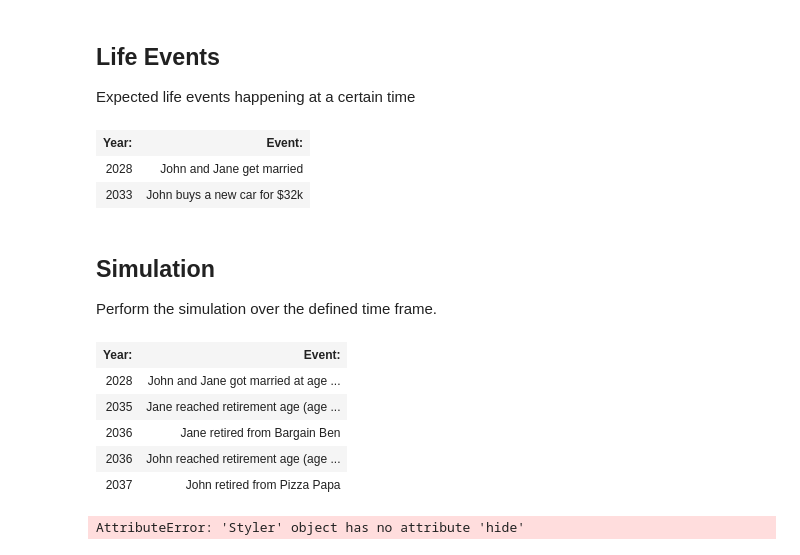
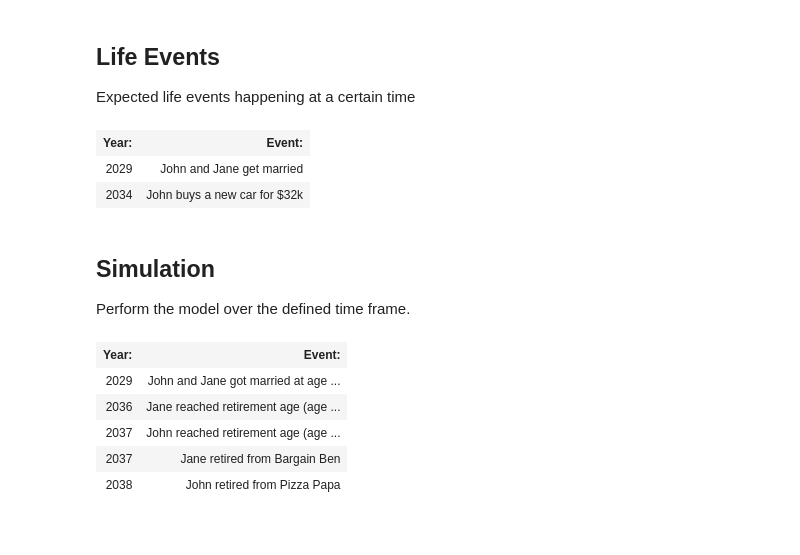
Before and after one commit to sw23/life-model, a Jupyter notebook: ExampleSimulation.ipynb, the cells around one changed output. Cells and saved outputs as stored; diff of their text form; code cells hidden in the pictures.

```diff
--- a/ExampleSimulation.ipynb
+++ b/ExampleSimulation.ipynb
@@ -16,3 +12,7 @@ simulation = Simulation()
+# %%
+from life_model.model import LifeModel
+
+model = LifeModel()
 # %% [markdown]
 ## People
 This section captures information about the people being studied.
@@ -20,7 +20,7 @@ This section captures information about the people being studied.
 from life_model.family import Family
 from life_model.person import Person, Spending
 
-family = Family(simulation)
+family = Family(model)
 
 john = Person(
     family = family,
@@ -28,6 +28,7 @@ john = Person(
     age = 44,
     retirement_age = 60,
     spending = Spending(
+        model = model,
         base = 12000,
         yearly_increase = 5
     )
@@ -39,6 +40,7 @@ jane = Person(
     age = 45,
     retirement_age = 60,
     spending = Spending(
+        model = model,
         base = 12000,
         yearly_increase = 5
     )
@@ -174,34 +177,26 @@ Expected life events happening at a certain time
 # %%
 from life_model.lifeevents import LifeEvents, LifeEvent
 
-LifeEvents(simulation, [
+LifeEvents(model, [
     LifeEvent(john.get_year_at_age(50), "John and Jane get married", john.get_married, jane),
     LifeEvent(john.get_year_at_age(55), "John buys a new car for $32k", john.spending.add_expense, 32000)
 ])
 # %% [output]
 | Year: | Event: |
-| 2028 | John and Jane get married |
-| 2033 | John buys a new car for $32k |
+| 2029 | John and Jane get married |
+| 2034 | John buys a new car for $32k |
 # %% [markdown]
 ## Simulation
-Perform the simulation over the defined time frame.
+Perform the model over the defined time frame.
 # %%
-simulation.end_year = john.get_year_at_age(90)
-
-def custom_yearly_stats(year_end_data):
-    year_end_data['John Age'] = john.age
-    year_end_data['Jane Age'] = jane.age
-
-sim_data = simulation.run(custom_yearly_stats)
-simulation.event_log
+model.end_year = john.get_year_at_age(90)
+model.add_agent_stat('Age', 'age')
+sim_data = model.run()
+model.event_log
 # %% [output]
 | Year: | Event: |
-| 2028 | John and Jane got married at age ... |
-| 2035 | Jane reached retirement age (age ... |
-| 2036 | Jane retired from Bargain Ben |
-| 2036 | John reached retirement age (age ... |
-| 2037 | John retired from Pizza Papa |
+| 2029 | John and Jane got married at age ... |
+| 2036 | Jane reached retirement age (age ... |
+| 2037 | John reached retirement age (age ... |
+| 2037 | Jane retired from Bargain Ben |
+| 2038 | John retired from Pizza Papa |
-# %%
-simulation.get_yearly_stat_df(extra_columns=['John Age', 'Jane Age'])
-# %% [output]
-AttributeError: 'Styler' object has no attribute 'hide'
```
Also changed, not shown: parts of 10 cells of this notebook, 12 other files.
